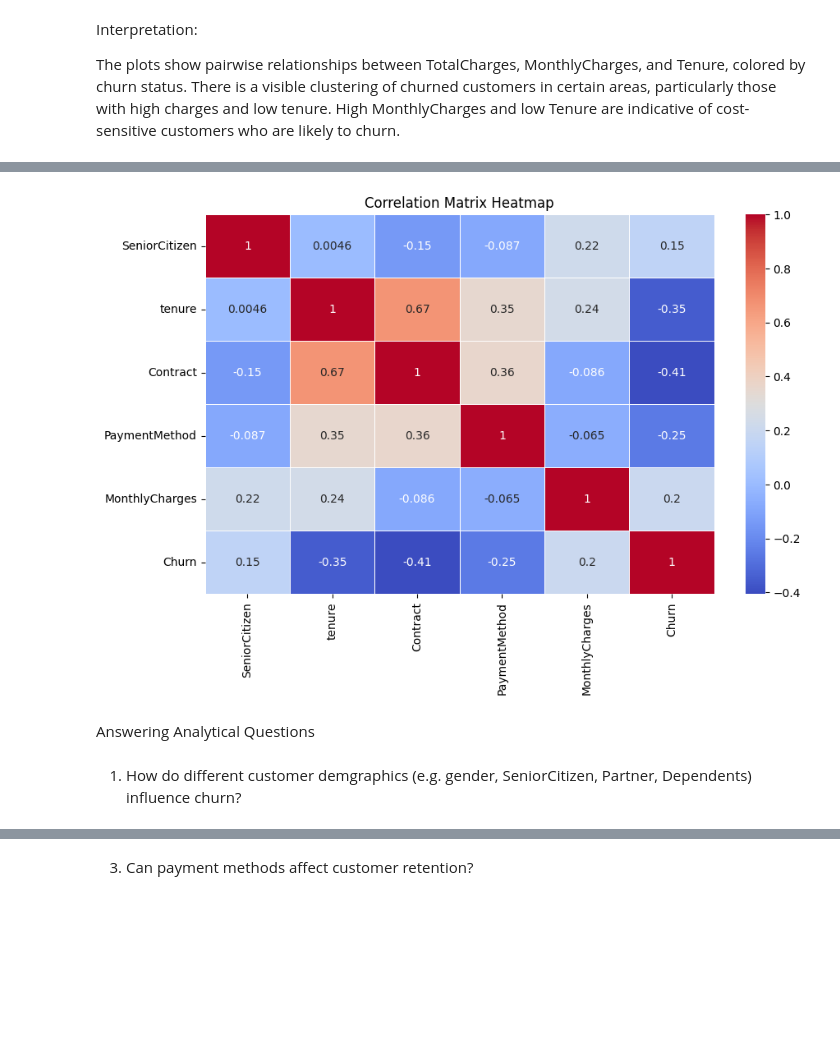
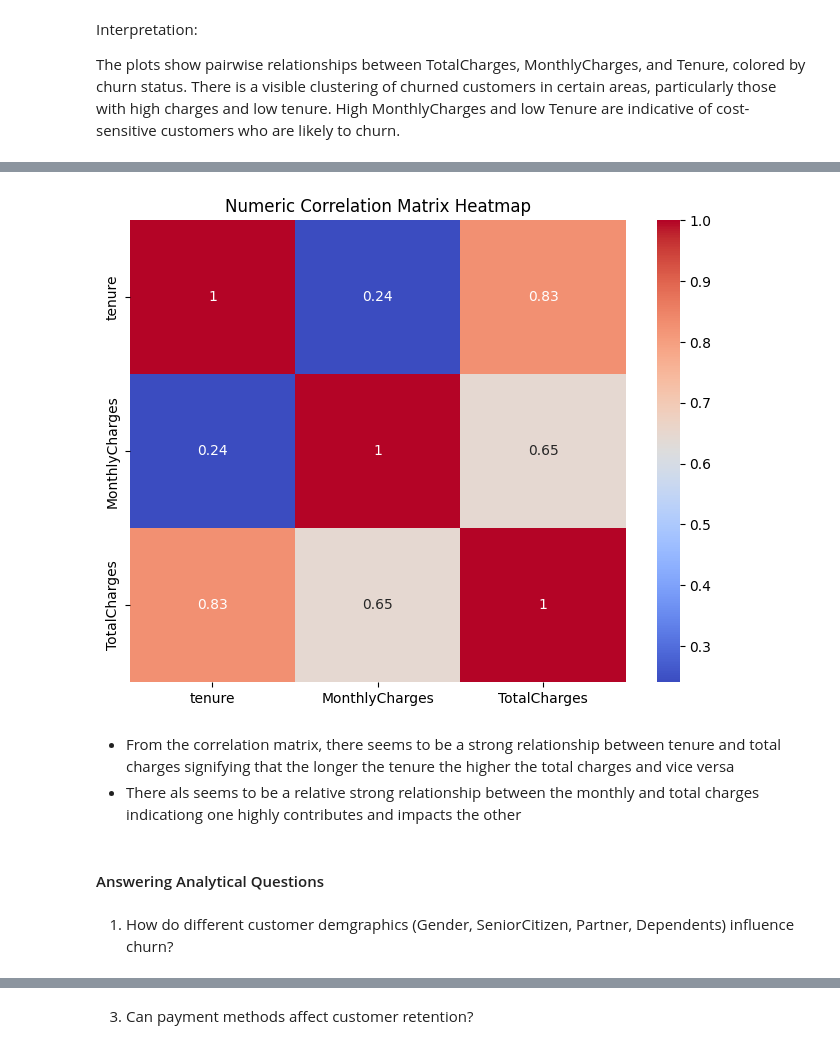
Before and after one commit to IAmWangari/Churn-Predictor-Model, a Jupyter notebook: main.ipynb, the cells around one changed output, grey strips where cells are left out. Saved outputs shown, nothing was run; the diff lists cells and outputs as text; code cells hidden in the pictures; blank space fills up the shorter version.

```diff
--- a/main.ipynb
+++ b/main.ipynb
@@ -276,14 +299,6 @@ Churn
 There are 3 unique values
 These are ['No' 'Yes' nan]
 ==================================================
-# %%
-'''
-# Convert 'Churn' to binary numeric values
-combined_data['Churn'] = combined_data['Churn'].map({'Yes': 1, 'No': 0})
-
-# Verify conversion
-print(combined_data['Churn'].unique())  # Check unique values after conversion
-'''
 # %%
 combined_data.shape
 # %% [output]
@@ -375,0 +398,3 @@ dtype: object
+# %%
+combined_data.TotalCharges = pd.to_numeric(combined_data.TotalCharges, errors='coerce')
+combined_data.dtypes
@@ -468,14 +532,0 @@ The distribution has lighter tails and a flatter peak than a normal distribution
-# %%
-'''
-# encoding the churn category for visualization
-
-# Check unique values in 'Churn'
-print(combined_data['Churn'].unique())  # Check unique values to confirm
-
-# Convert 'Churn' to binary numeric values
-combined_data['Churn'] = combined_data['Churn'].map({'Yes': 1, 'No': 0})
-
-# Verify conversion
-print(combined_data['Churn'].unique())  # Check unique values after conversion
-
-'''
@@ -577,20 +598,20 @@ Correlation Matrix Of All Features
 # %%
 # Select only numeric columns for correlation matrix
-numeric_df = combined_data.select_dtypes(include=['number'])
 
-# Compute the correlation matrix
-corr_matrix = numeric_df.corr()
+numeric_columns = ['tenure', 'MonthlyCharges', 'TotalCharges']
 
-# Plot the heatmap
-plt.figure(figsize=(10, 6))
-sns.heatmap(corr_matrix, annot=True, cmap='coolwarm', linewidths=0.5)
-plt.title('Correlation Matrix Heatmap')
+plt.figure(figsize=(8, 6))
+sns.heatmap(combined_data[numeric_columns].corr(), annot=True, cmap='coolwarm')
+plt.title('Numeric Correlation Matrix Heatmap')
 plt.show()
 # %% [output]
-[figure, old version]
+[figure, new version]
+# %% [markdown]
+ - From the correlation matrix, there seems to be a strong relationship between tenure and total charges signifying that the longer the tenure the higher the total charges and vice versa
+ - There als seems to be a relative strong relationship between the monthly and total charges indicationg one highly contributes and impacts the other
 # %% [markdown]
 
-Answering Analytical Questions
+#### Answering Analytical Questions
 # %% [markdown]
 
-1. How do different customer demgraphics (e.g. gender, SeniorCitizen, Partner, Dependents) influence churn?
+1. How do different customer demgraphics (Gender, SeniorCitizen, Partner, Dependents) influence churn?
```
Also changed, not shown: parts of 172 cells of this notebook, 1 other file.
